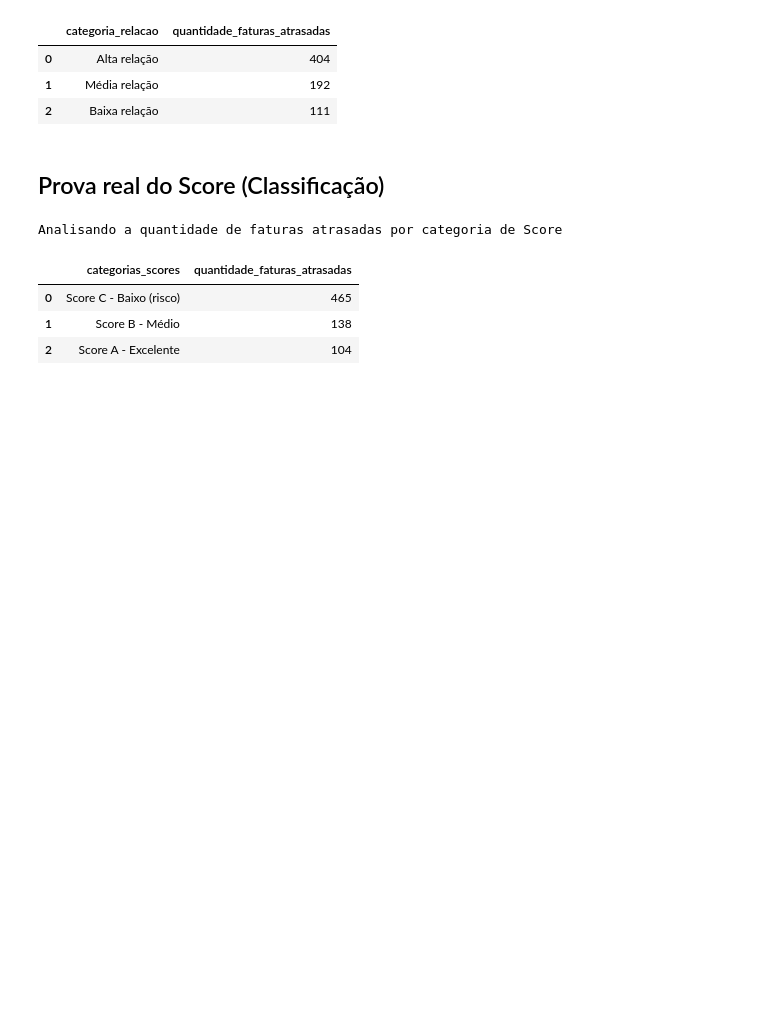
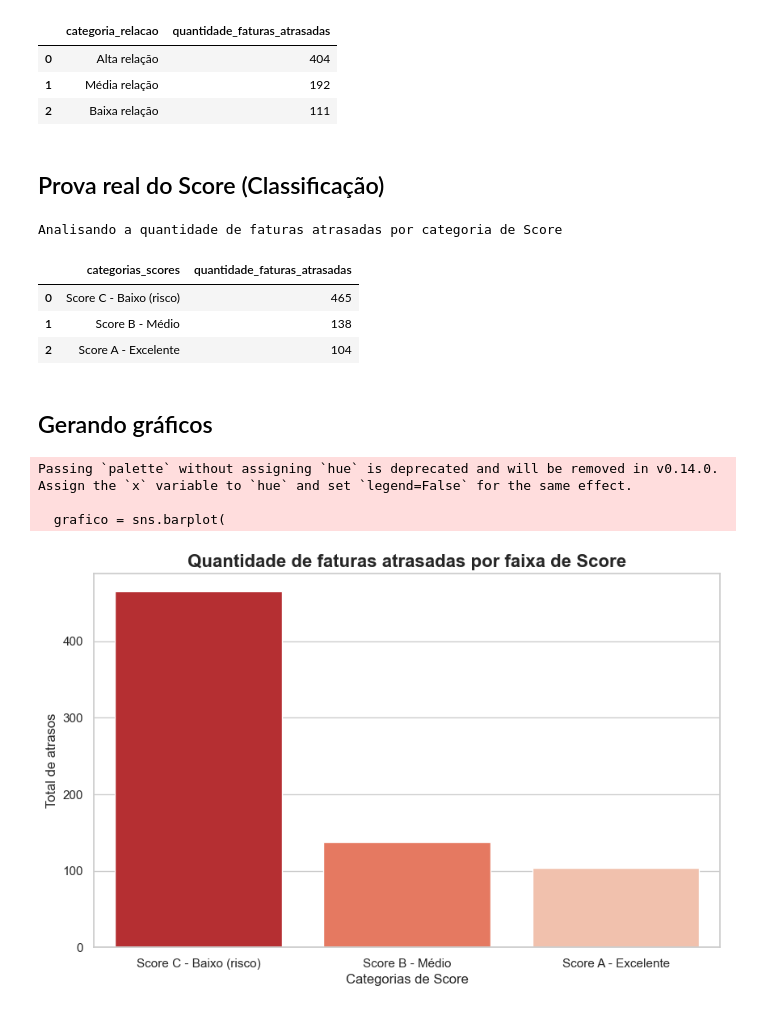
Before and after one commit to laisedosdados/Credit-Risk-Predictor, a Jupyter notebook: notebooks/01_exploracao_dados.ipynb, the cells around one changed output. Drawn from its saved outputs; the diff is of its cells as text; code cells hidden in the pictures; blank space fills up the shorter version.

Commit message:
Adicionando o código para gerar um gráfico de barras que demonstre a quantidade de faturas atrasadas por categoria de Score

```diff
--- a/notebooks/01_exploracao_dados.ipynb
+++ b/notebooks/01_exploracao_dados.ipynb
@@ -212,3 +212,31 @@ Analisando a quantidade de faturas atrasadas por categoria de Score
 | 0 | Score C - Baixo (risco) | 465 |
 | 1 | Score B - Médio | 138 |
 | 2 | Score A - Excelente | 104 |
+# %% [markdown]
+## Gerando gráficos
+# %%
+## Gráfico de barras
+# Importando as bibliotecas
+import matplotlib.pyplot as plt
+import seaborn as sns
+# Preparando a tela
+sns.set_theme(style="whitegrid")
+plt.figure(figsize=(10, 6))
+# Criando o gráfico de barrras para a quantidade de faturas atrasadas por categoria de Score
+grafico = sns.barplot(
+    x='categorias_scores',
+    y='quantidade_faturas_atrasadas',
+    data=df_score,
+    palette='Reds_r'
+)
+# Colocando as legendas e o título do gráfico
+plt.title('Quantidade de faturas atrasadas por faixa de Score', fontsize=16, fontweight='bold')
+plt.xlabel('Categorias de Score', fontsize=12)
+plt.ylabel('Total de atrasos', fontsize=12)
+# Exibindo na tela
+plt.show()
+# %% [output]
+Passing `palette` without assigning `hue` is deprecated and will be removed in v0.14.0. Assign the `x` variable to `hue` and set `legend=False` for the same effect.
+
+  grafico = sns.barplot(
+[figure, added]
```
